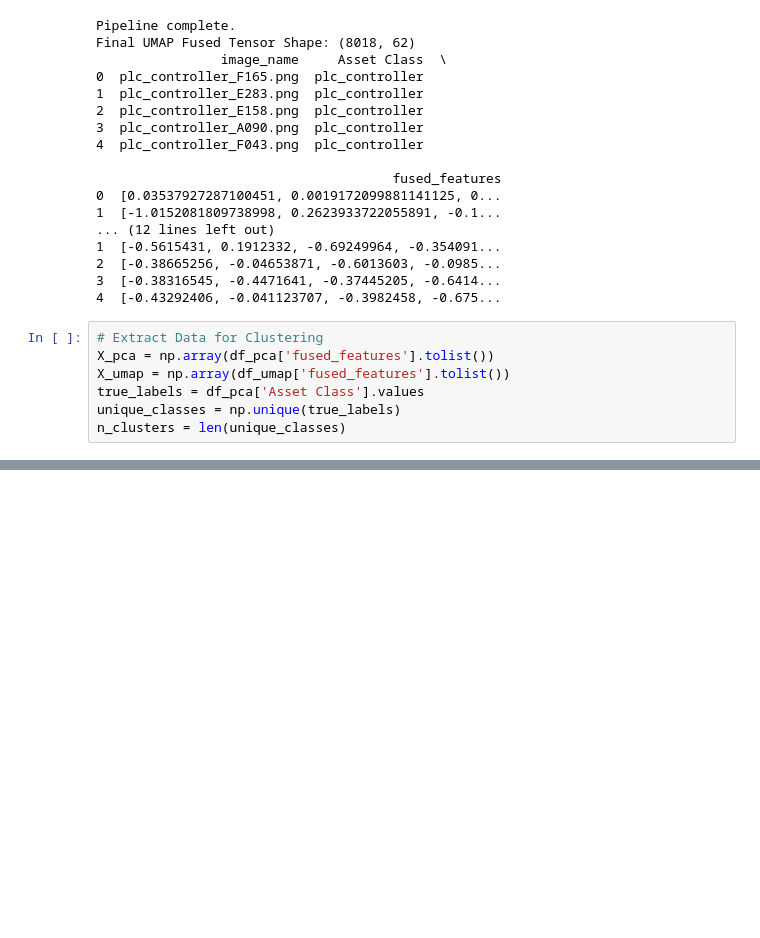
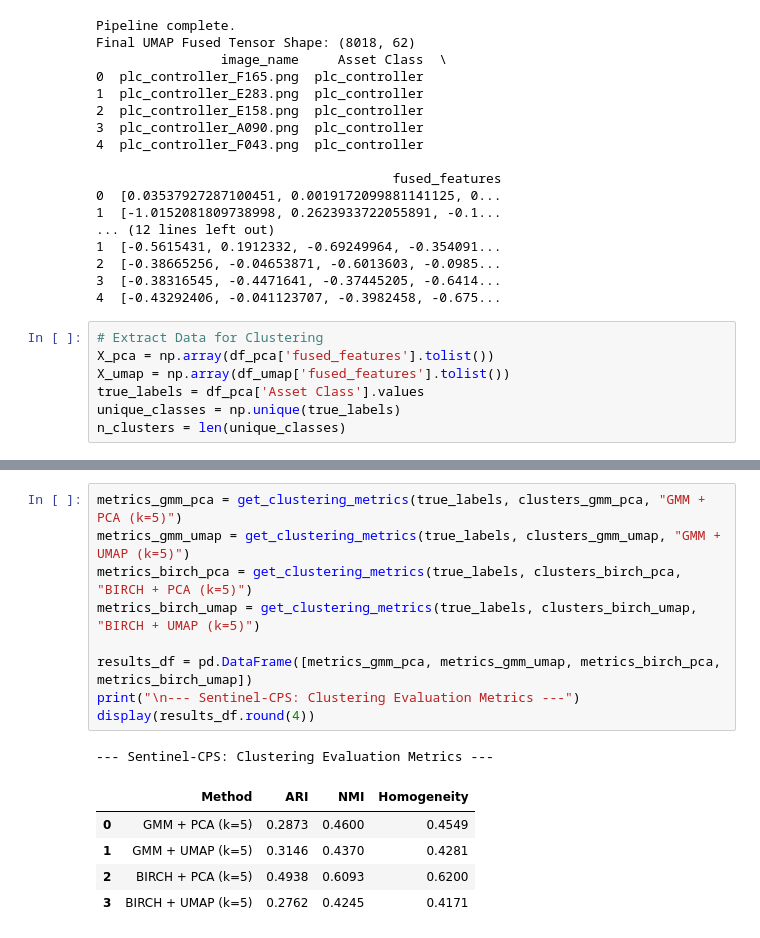
Before and after one commit to peeyushkumarmisra/Sentinel-CPS-Multi-Modal-Anomaly-Detection-for-Autonomous-Systems, a Jupyter notebook: R&D Notebook.ipynb, the cells around one changed output, grey strips where cells are left out. Cells and saved outputs as stored; diff of their text form; blank space fills up the shorter version.

```diff
--- a/R&D Notebook.ipynb
+++ b/R&D Notebook.ipynb
@@ -454 +465,17 @@ Processing GMM on both reducers
+# %%
+metrics_gmm_pca = get_clustering_metrics(true_labels, clusters_gmm_pca, "GMM + PCA (k=5)")
+metrics_gmm_umap = get_clustering_metrics(true_labels, clusters_gmm_umap, "GMM + UMAP (k=5)")
+metrics_birch_pca = get_clustering_metrics(true_labels, clusters_birch_pca, "BIRCH + PCA (k=5)")
+metrics_birch_umap = get_clustering_metrics(true_labels, clusters_birch_umap, "BIRCH + UMAP (k=5)")
+
+results_df = pd.DataFrame([metrics_gmm_pca, metrics_gmm_umap, metrics_birch_pca, metrics_birch_umap])
+print("\n--- Sentinel-CPS: Clustering Evaluation Metrics ---")
+display(results_df.round(4))
+# %% [output]
+--- Sentinel-CPS: Clustering Evaluation Metrics ---
+|  | Method | ARI | NMI | Homogeneity |
+| 0 | GMM + PCA (k=5) | 0.2873 | 0.4600 | 0.4549 |
+| 1 | GMM + UMAP (k=5) | 0.3146 | 0.4370 | 0.4281 |
+| 2 | BIRCH + PCA (k=5) | 0.4938 | 0.6093 | 0.6200 |
+| 3 | BIRCH + UMAP (k=5) | 0.2762 | 0.4245 | 0.4171 |
 # %%
```
Also changed, not shown: parts of 7 cells of this notebook.
